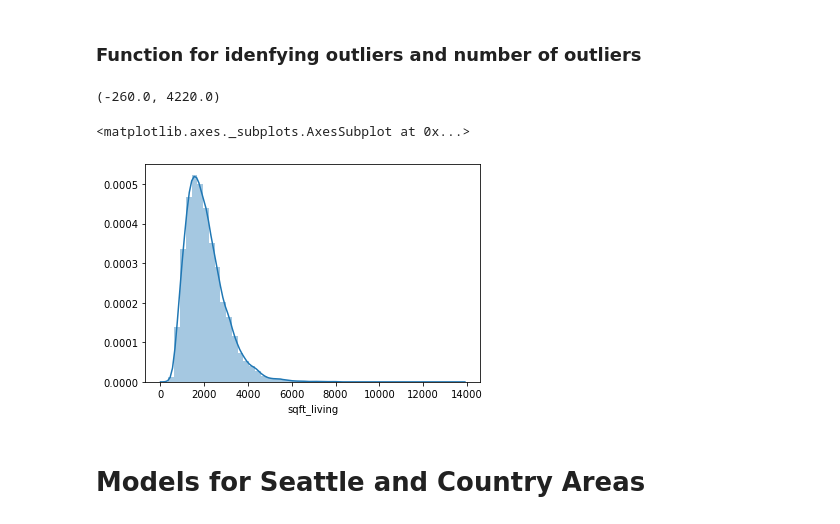
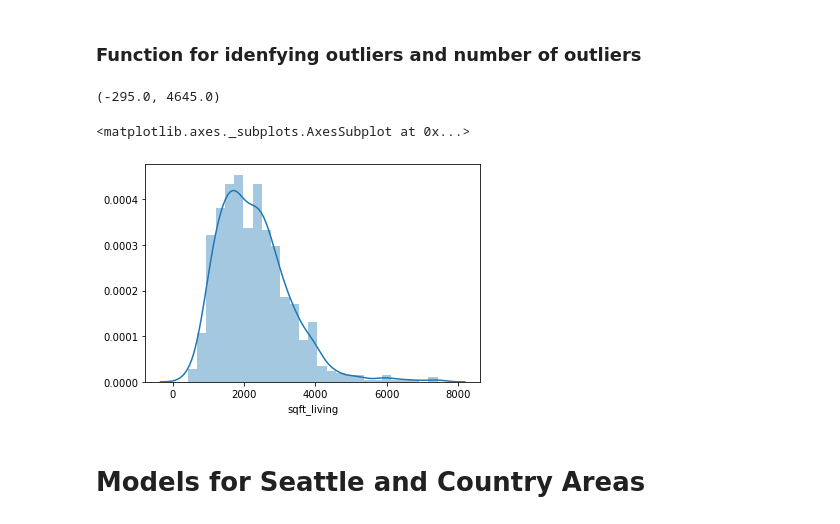
Before and after one commit to kjkahalley/King-County-housing-analysis, a Jupyter notebook: notebooks/exploratory/killian/main_notebook.ipynb, the cells around one changed output. Cells and saved outputs as stored; diff of their text form; code cells hidden in the pictures.

```diff
--- a/notebooks/exploratory/killian/main_notebook.ipynb
+++ b/notebooks/exploratory/killian/main_notebook.ipynb
@@ -179,14 +179,14 @@ def outlier_count(column):
     low_o = (df[column] < outliers(column)[0]).sum()
     return high_o, low_o
 # %%
-outliers(df_seattle, 'sqft_living')
+outliers(df_country, 'sqft_living')
 # %% [output]
-(-260.0, 4220.0)
+(-295.0, 4645.0)
 # %%
-sns.distplot(df_seattle['sqft_living'])
+sns.distplot(df_country['sqft_living'])
 # %% [output]
 <matplotlib.axes._subplots.AxesSubplot at 0x...>
-[figure, old version]
+[figure, new version]
 # %% [markdown]
 # Models for Seattle and Country Areas
 # %%
```
